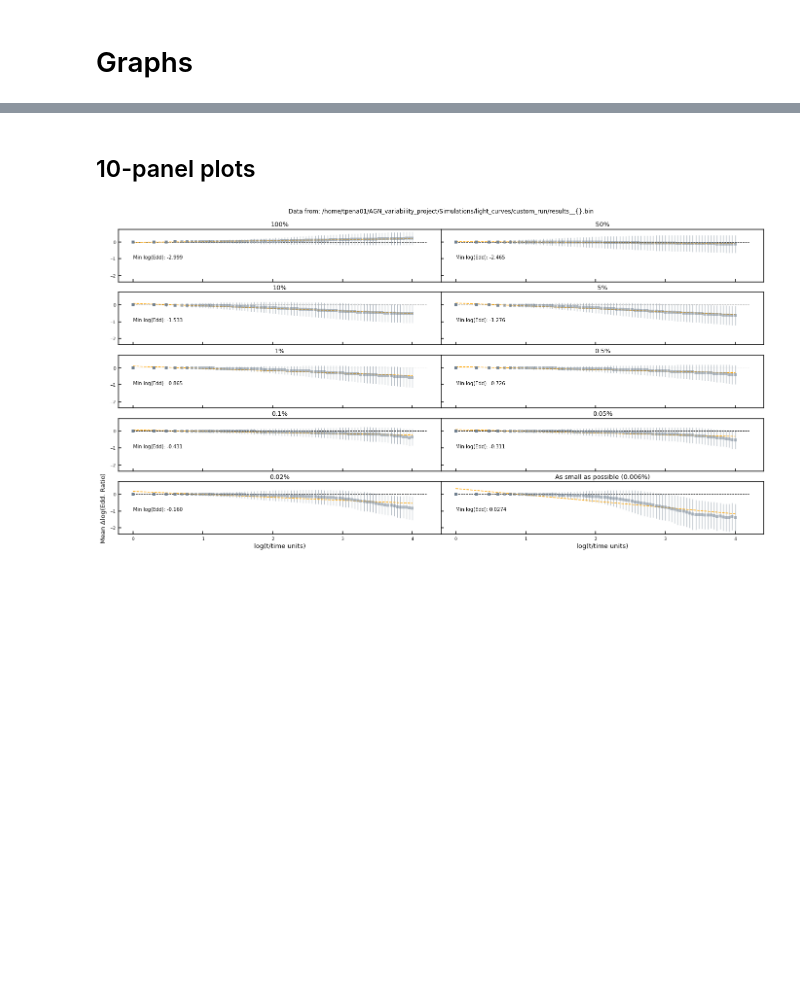
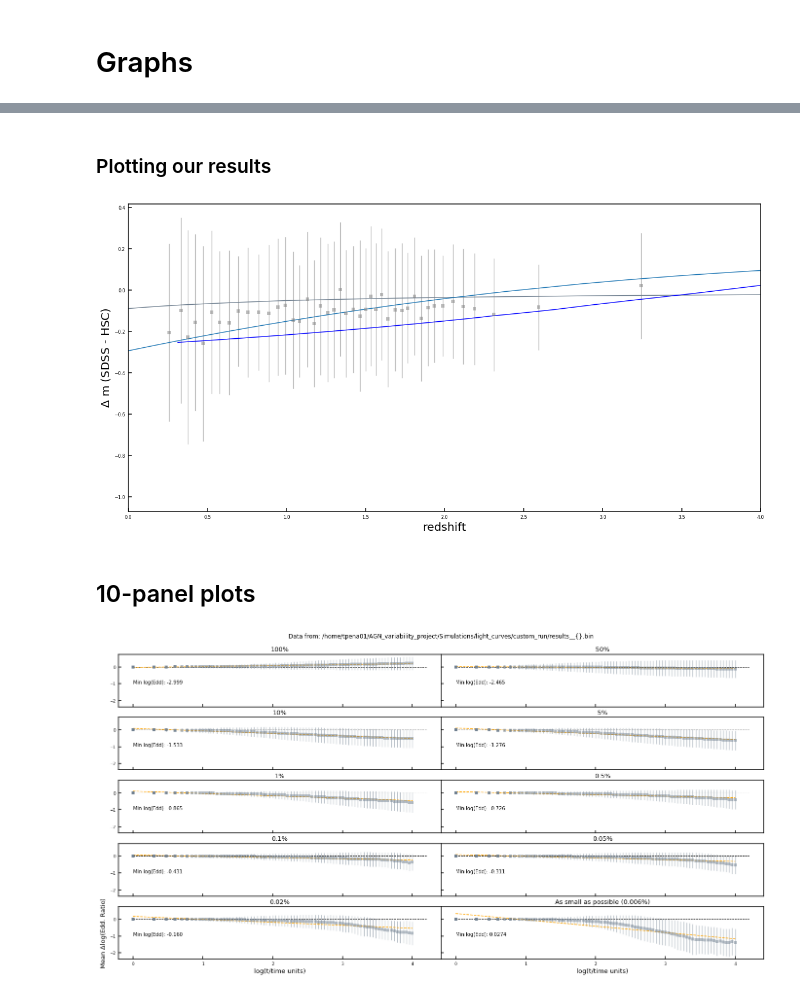
Before and after one commit to openhearted99/AGN_variability_project, a Jupyter notebook: Simulations/visualization/custom_run/Factory2.0.ipynb, the cells around one changed output, grey strips where cells are left out. Saved outputs shown, nothing was run; the diff lists cells and outputs as text; code cells hidden in the pictures; blank space fills up the shorter version.

```diff
--- a/Simulations/visualization/custom_run/Factory2.0.ipynb
+++ b/Simulations/visualization/custom_run/Factory2.0.ipynb
@@ -233,0 +638,11 @@ Remember, a negative delta (approximately) means that the curve was steeper than
+# %%
+time_for_comparison = np.power(10*np.ones(t_log05.shape), t_log05)
+# %%
+# Convert t_log05 from hundreds of days to years
+time_for_comparison = time_for_comparison*((100)/(365))
+# %%
+# Convert from time to redshift
+z_log05 = 14.85/time_for_comparison - 1
+# %%
+# Convert from mean log eddington ratio to magnitude
+magnitudes = means05*2.5
@@ -233,0 +652,26 @@ Remember, a negative delta (approximately) means that the curve was steeper than
+# %% [markdown]
+### Plotting our results
+# %%
+with plt.style.context('seaborn-paper'):
+    fig, ax = plt.subplots(1, figsize=(20, 10))
+
+    #ax.set_title('Mean change in log(Edd. Ratio) as a function of chosen percent. Data from: '+ data_path, fontsize=13)
+    ax.tick_params(direction='in', length=6, width=1.5)
+    ax.spines['top'].set_linewidth(1.5)
+    ax.spines['right'].set_linewidth(1.5)
+    ax.spines['bottom'].set_linewidth(1.5)
+    ax.spines['left'].set_linewidth(1.5)
+    ax.set_xlabel('redshift', fontsize=20)
+    ax.set_ylabel('$\Delta$ m (SDSS - HSC)', fontsize=20)
+    ax.set_xlim([0, 4])
+    #ax.set_ylim([-0.1, 0.04])
+
+    ax.plot(z_log05, magnitudes, color=line_color )
+    ax.errorbar(res_delta_band_and_redshift_all[:,1], res_delta_band_and_redshift_all[:,0], yerr=res_delta_std_all[:,0], color='grey', fmt='s', alpha=.5)
+    ax.plot(res_delta_band_and_redshift_all_old[:,1], second_deg_fit_0_20_old(res_delta_band_and_redshift_0_20_old[:,1].astype(float)), color='blue')
+    ax.plot(z_log05, line(z_log05))
+
+plt.savefig('emulation of observed trend with simulated data.pdf', bbox_inches='tight')
+plt.show()
+# %% [output]
+[figure, added]
```
Also changed, not shown: parts of 19 cells of this notebook, 4 other files.
